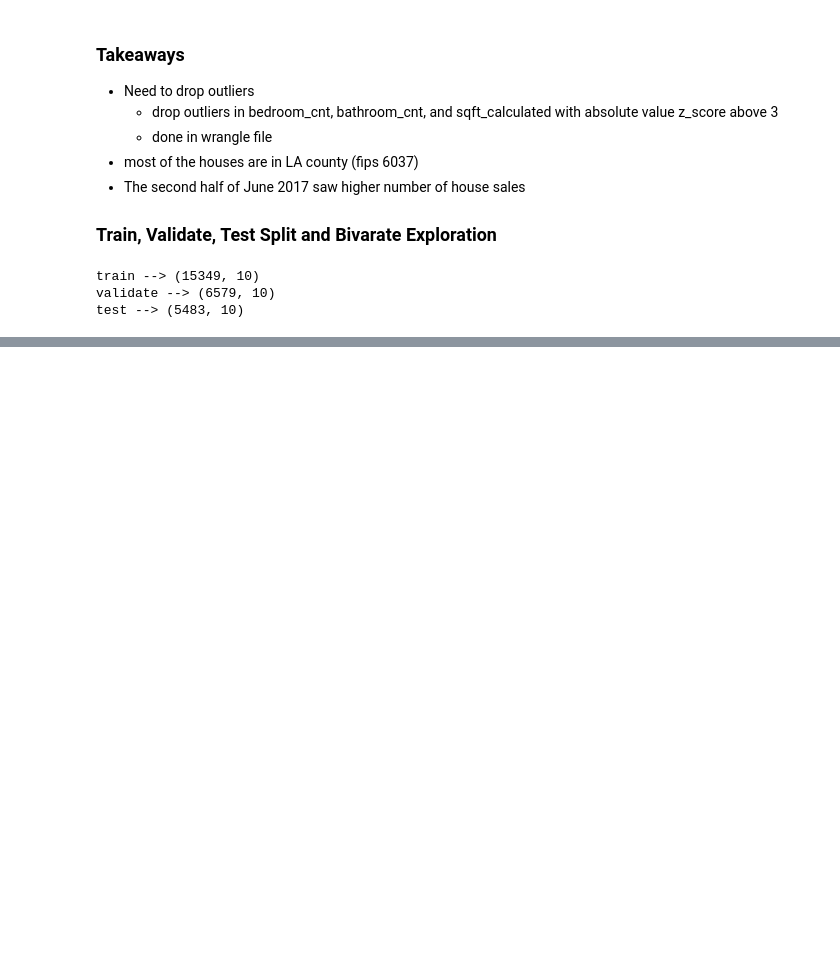
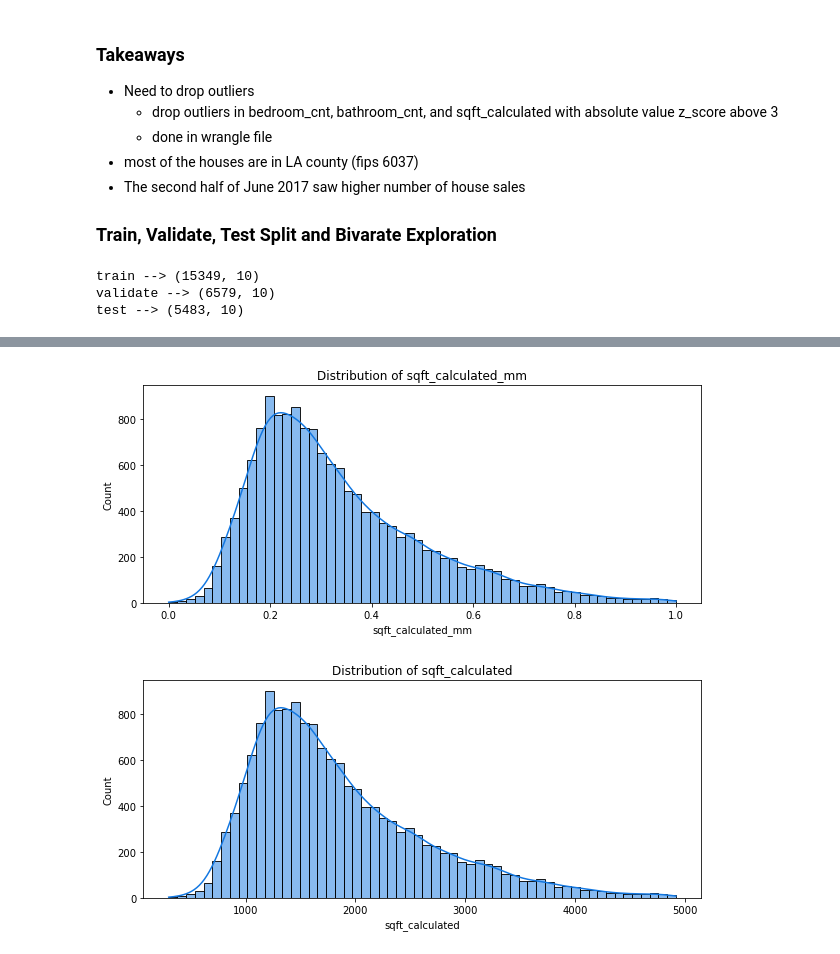
Before and after one commit to HeatherOrtegaMcMillan/zillow_regression_project, a Jupyter notebook: final_notebook.ipynb, the cells around one changed output, grey strips where cells are left out. Drawn from its saved outputs; the diff is of its cells as text; code cells hidden in the pictures; blank space fills up the shorter version.

```diff
--- a/final_notebook.ipynb
+++ b/final_notebook.ipynb
@@ -245,0 +270,6 @@ test --> (5483, 10)
+# %%
+# vizualize sclaed data vs original data
+ex.plot_variable_dist(train[['sqft_calculated_mm', 'sqft_calculated']], figsize = (10,4))
+# %% [output]
+[figure, added]
+[figure, added]
```
Also changed, not shown: parts of 43 cells of this notebook.
